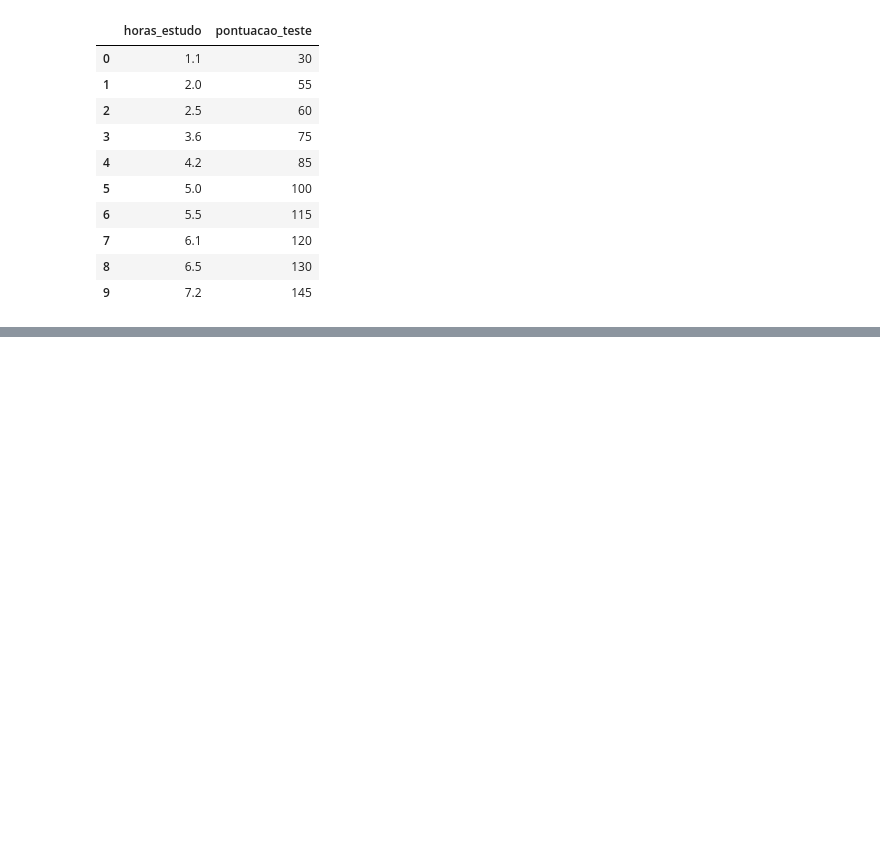
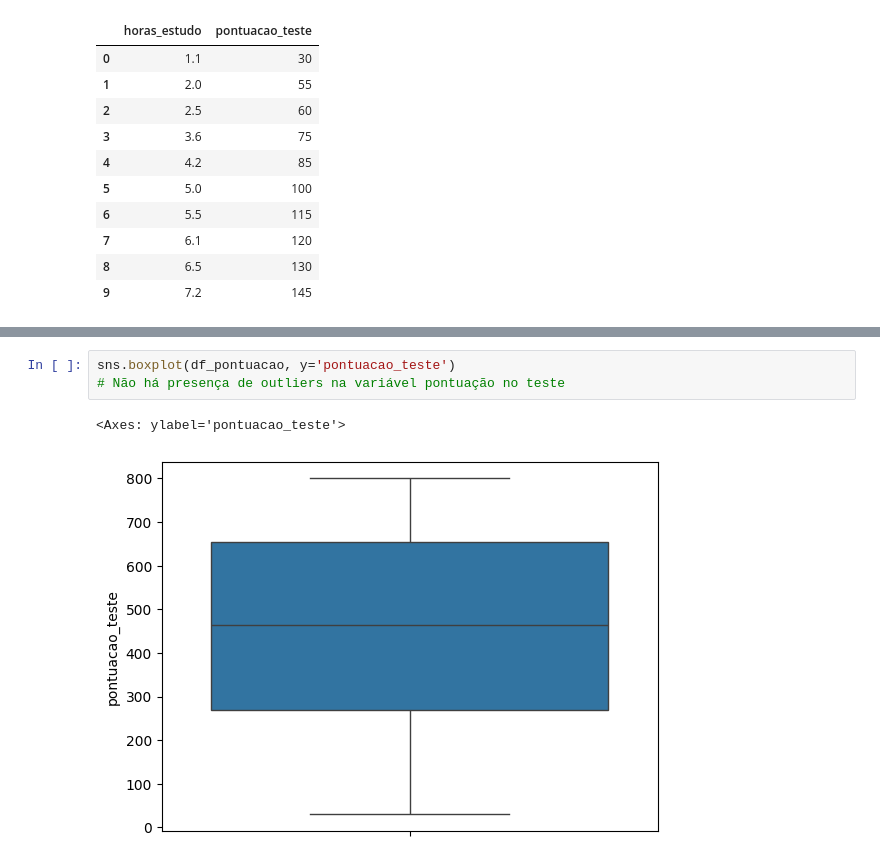
Before and after one commit to SeleneNoir/regressao_linear_simples, a Jupyter notebook: modelo_pontuacao.ipynb, the cells around one changed output, grey strips where cells are left out. Cells and saved outputs as stored; diff of their text form; blank space fills up the shorter version.

```diff
--- a/modelo_pontuacao.ipynb
+++ b/modelo_pontuacao.ipynb
@@ -46,0 +93,6 @@ df_pontuacao.tail(10)
+# %%
+sns.boxplot(df_pontuacao, y='pontuacao_teste')
+# Não há presença de outliers na variável pontuação no teste
+# %% [output]
+<Axes: ylabel='pontuacao_teste'>
+[figure, added]
```
Also changed, not shown: parts of 10 cells of this notebook.
